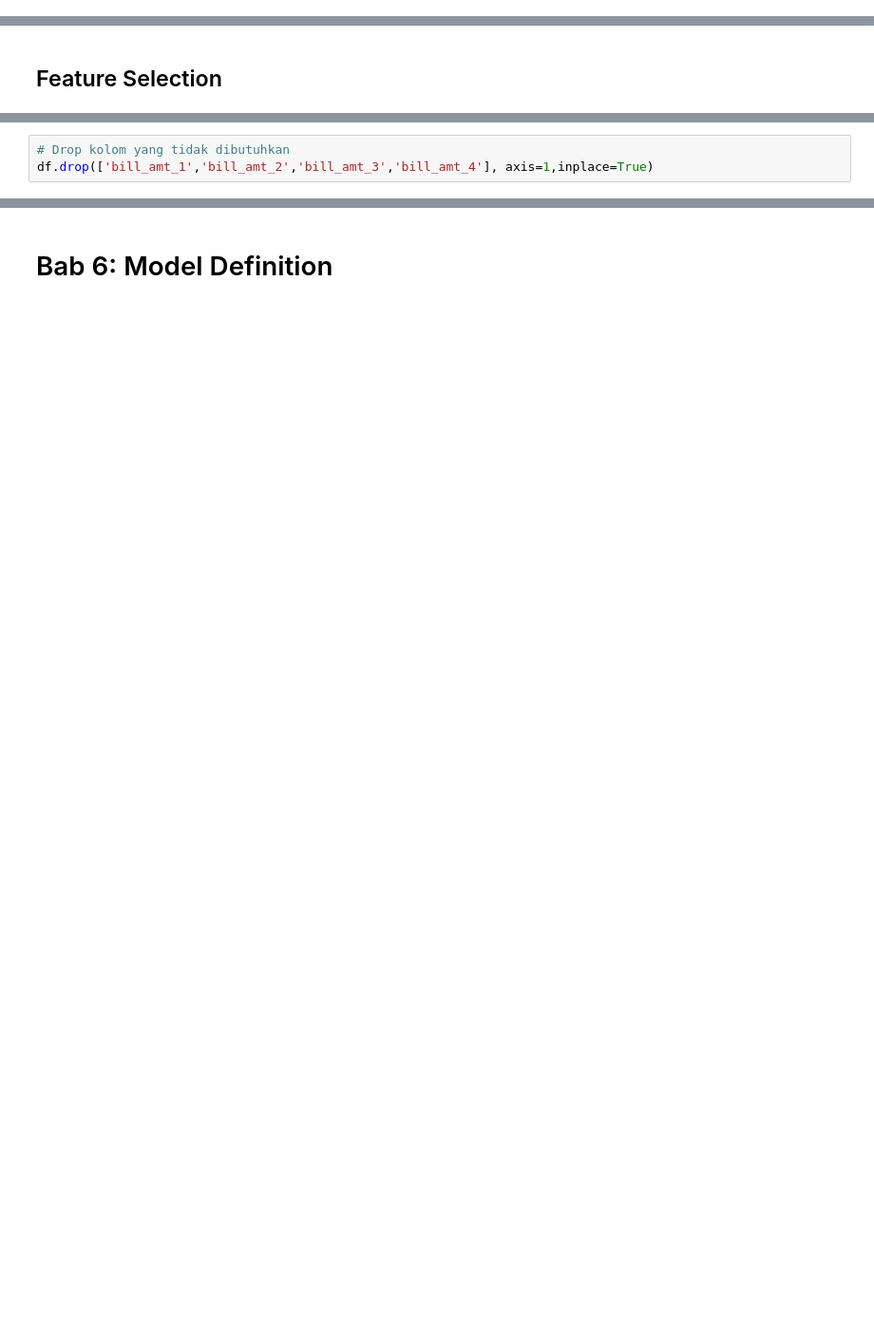
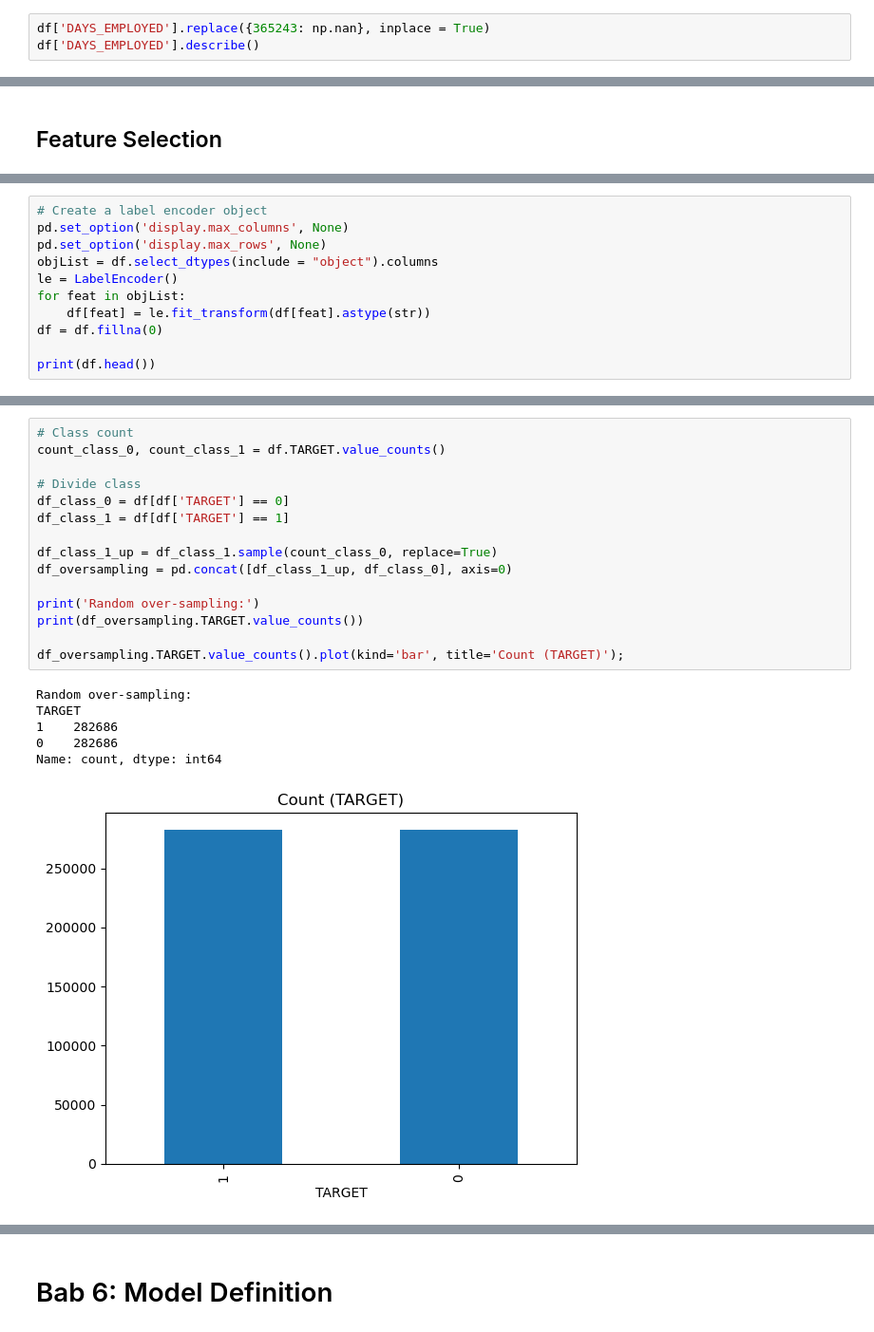
Before and after one commit to Mohdandy/Home_Credit_Rakamin, a Jupyter notebook: home_credit_dandy.ipynb, the cells around one changed output, grey strips where cells are left out. Shown at 95% size. Drawn from its saved outputs; the diff is of its cells as text; blank space fills up the shorter version.

```diff
--- a/home_credit_dandy.ipynb
+++ b/home_credit_dandy.ipynb
@@ -270,0 +269,3 @@ Pada tahap ini saya akan memilih fitur-fitur yang terdapat pada dataset untuk di
+# %%
+df['DAYS_EMPLOYED'].replace({365243: np.nan}, inplace = True)
+df['DAYS_EMPLOYED'].describe()
@@ -414,3 +284,11 @@ VIF score pada column yang tersisa sudah dibawah 10, maka columns `bill_amt_1`,
-# %%
-# Drop kolom yang tidak dibutuhkan
-df.drop(['bill_amt_1','bill_amt_2','bill_amt_3','bill_amt_4'], axis=1,inplace=True)
+# %%
+# Create a label encoder object
+pd.set_option('display.max_columns', None)
+pd.set_option('display.max_rows', None)
+objList = df.select_dtypes(include = "object").columns
+le = LabelEncoder()
+for feat in objList:
+    df[feat] = le.fit_transform(df[feat].astype(str))
+df = df.fillna(0)
+
+print(df.head())
@@ -417 +315,23 @@ df.drop(['bill_amt_1','bill_amt_2','bill_amt_3','bill_amt_4'], axis=1,inplace=Tr
+# %%
+# Class count
+count_class_0, count_class_1 = df.TARGET.value_counts()
+
+# Divide class
+df_class_0 = df[df['TARGET'] == 0]
+df_class_1 = df[df['TARGET'] == 1]
+
+df_class_1_up = df_class_1.sample(count_class_0, replace=True)
+df_oversampling = pd.concat([df_class_1_up, df_class_0], axis=0)
+
+print('Random over-sampling:')
+print(df_oversampling.TARGET.value_counts())
+
+df_oversampling.TARGET.value_counts().plot(kind='bar', title='Count (TARGET)');
+# %% [output]
+Random over-sampling:
+TARGET
+1    282686
+0    282686
+Name: count, dtype: int64
+[figure, added]
 # %% [markdown]
```
Also changed, not shown: parts of 158 cells of this notebook.
